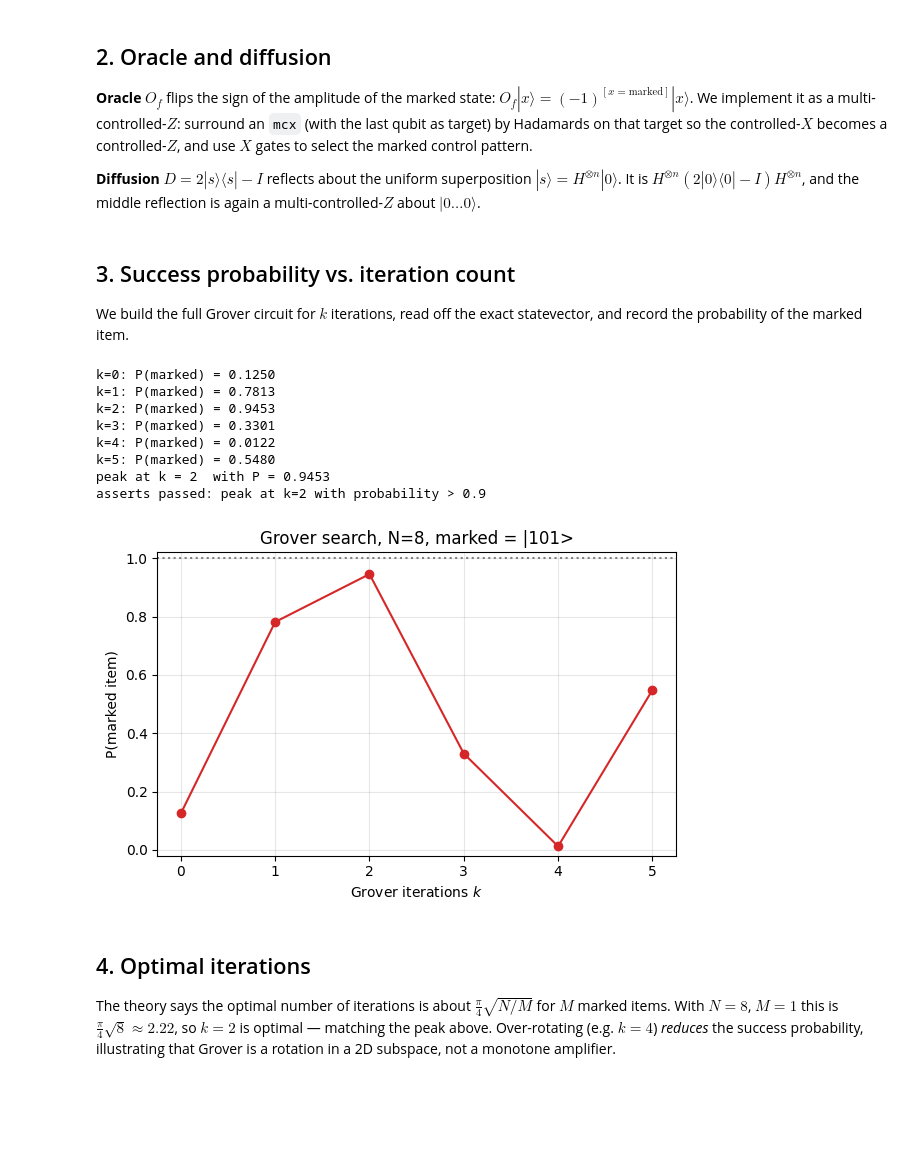
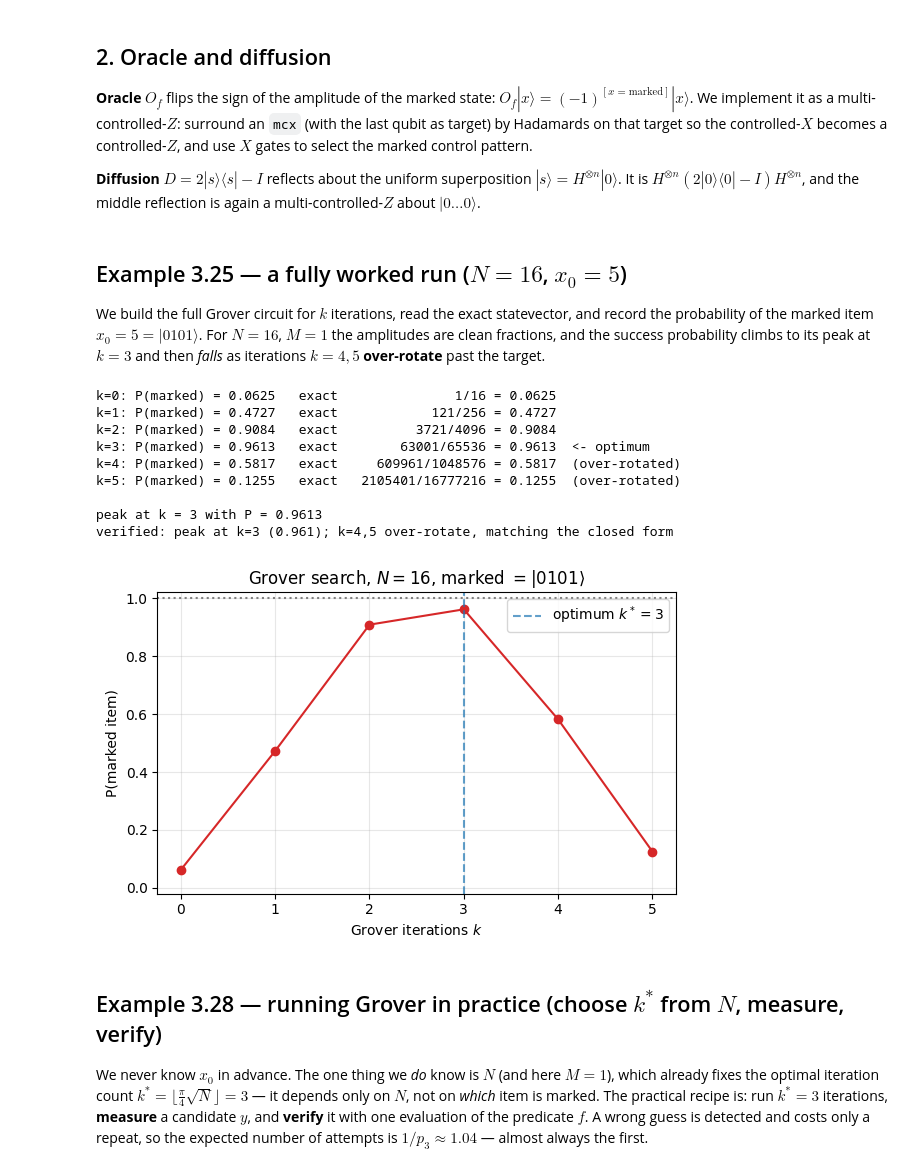
Before and after one commit to lzhang2012-sjtu/quantum-scientific-computing, a Jupyter notebook: demo/lec03_grover_amplitude_amplification.ipynb, the cells around one changed output. Saved outputs shown, nothing was run; the diff lists cells and outputs as text; code cells hidden in the pictures; blank space fills up the shorter version.

```diff
--- a/demo/lec03_grover_amplitude_amplification.ipynb
+++ b/demo/lec03_grover_amplitude_amplification.ipynb
@@ -17,9 +20,9 @@ matplotlib.use("Agg")
 import matplotlib.pyplot as plt
 %matplotlib inline
 
-n = 3
-N = 2**n            # 8 items
-marked = 5          # the marked basis state |101>
+n = 4
+N = 2**n            # 16 items
+marked = 5          # x0 = |0101> = 5
 # %% [markdown]
 ## 1. Deutsch–Jozsa and Bernstein–Vazirani (one quantum query)
 
@@ -96,57 +109,69 @@ def apply_diffusion(qc, n):
     for q in range(n): qc.x(q)
     for q in range(n): qc.h(q)
 # %% [markdown]
-## 3. Success probability vs. iteration count
+## Example 3.25 — a fully worked run ($N=16$, $x_0=5$)
 
-We build the full Grover circuit for $k$ iterations, read off the exact
-statevector, and record the probability of the marked item.
+We build the full Grover circuit for $k$ iterations, read the exact statevector, and
+record the probability of the marked item $x_0=5=|0101\rangle$. For $N=16$, $M=1$ the
+amplitudes are clean fractions, and the success probability climbs to its peak at
+$k=3$ and then *falls* as iterations $k=4,5$ **over-rotate** past the target.
 # %%
+from fractions import Fraction as Fr
+n, N, marked = 4, 16, 5                        # x0 = |0101>
+
 def grover_success_prob(k, marked, n):
     qc = Circuit(n, name=f'grover_k{k}')
     for q in range(n): qc.h(q)                 # uniform superposition
     for _ in range(k):
         apply_oracle(qc, marked, n)
         apply_diffusion(qc, n)
-    res = qc.execute(backend='numpy', dtype=np.complex128)
-    probs = res.probabilities
-    key = format(marked, f'0{n}b')             # keys read q_{n-1}...q_0 == big-endian of the integer
-    return probs.get(key, 0.0)
+    probs = qc.execute(backend='numpy', dtype=np.complex128).probabilities
+    return probs.get(format(marked, f'0{n}b'), 0.0)   # key reads q_{n-1}...q_0
 
-ks = list(range(0, 6))
+# closed-form success probability p_k = sin^2((2k+1) arcsin(1/4)) at k = 0..5
+exact = [Fr(1,16), Fr(121,256), Fr(3721,4096), Fr(63001,65536),
+         Fr(609961,1048576), Fr(2105401,16777216)]
+ks = list(range(6))
 succ = [grover_success_prob(k, marked, n) for k in ks]
-for k, p in zip(ks, succ):
-    print(f'k={k}: P(marked) = {p:.4f}')
+for k, p, e in zip(ks, succ, exact):
+    tag = '  <- optimum' if k == 3 else ('  (over-rotated)' if k > 3 else '')
+    print(f'k={k}: P(marked) = {p:.4f}   exact {str(e):>18} = {float(e):.4f}{tag}')
+    assert abs(p - float(e)) < 1e-9
 
 peak_k = int(np.argmax(succ))
-print('peak at k =', peak_k, ' with P =', round(succ[peak_k], 4))
-assert peak_k == 2, 'For N=8 the optimal iteration count is 2'
-assert succ[2] > 0.9, 'Peak success probability should exceed 0.9'
-print('asserts passed: peak at k=2 with probability > 0.9')
+print('\npeak at k =', peak_k, 'with P =', round(succ[peak_k], 4))
+assert peak_k == 3 and succ[3] > 0.96, 'For N=16 the optimum is k=3 with P>0.96'
+assert succ[4] < succ[3] and succ[5] < succ[4], 'k=4,5 over-rotate (probability falls)'
+print('verified: peak at k=3 (0.961); k=4,5 over-rotate, matching the closed form')
 # %% [output]
-k=0: P(marked) = 0.1250
-k=1: P(marked) = 0.7813
-k=2: P(marked) = 0.9453
-k=3: P(marked) = 0.3301
-k=4: P(marked) = 0.0122
-k=5: P(marked) = 0.5480
-peak at k = 2  with P = 0.9453
-asserts passed: peak at k=2 with probability > 0.9
+k=0: P(marked) = 0.0625   exact               1/16 = 0.0625
+k=1: P(marked) = 0.4727   exact            121/256 = 0.4727
+k=2: P(marked) = 0.9084   exact          3721/4096 = 0.9084
+k=3: P(marked) = 0.9613   exact        63001/65536 = 0.9613  <- optimum
+k=4: P(marked) = 0.5817   exact     609961/1048576 = 0.5817  (over-rotated)
+k=5: P(marked) = 0.1255   exact   2105401/16777216 = 0.1255  (over-rotated)
+
+peak at k = 3 with P = 0.9613
+verified: peak at k=3 (0.961); k=4,5 over-rotate, matching the closed form
 # %%
 plt.figure(figsize=(6,4))
 plt.plot(ks, succ, 'o-', color='C3')
+plt.axvline(3, ls='--', color='C0', alpha=0.7, label='optimum $k^*=3$')
 plt.axhline(1.0, ls=':', color='gray')
 plt.xlabel('Grover iterations $k$'); plt.ylabel('P(marked item)')
-plt.title(f'Grover search, N={N}, marked = |{format(marked, f"0{n}b")}>')
-plt.ylim(-0.02, 1.02); plt.grid(True, alpha=0.3)
+plt.title(f'Grover search, $N={N}$, marked $=|{format(marked, f"0{n}b")}\\rangle$')
+plt.ylim(-0.02, 1.02); plt.grid(True, alpha=0.3); plt.legend()
 plt.tight_layout(); plt.show()
 # %% [output]
-[figure, old version]
+[figure, new version]
 # %% [markdown]
-## 4. Optimal iterations
+## Example 3.28 — running Grover in practice (choose $k^\ast$ from $N$, measure, verify)
 
-The theory says the optimal number of iterations is about
-$\frac{\pi}{4}\sqrt{N/M}$ for $M$ marked items. With $N=8$, $M=1$ this is
-$\frac{\pi}{4}\sqrt{8}\approx 2.22$, so $k=2$ is optimal — matching the peak above.
-Over-rotating (e.g. $k=4$) *reduces* the success probability, illustrating that
-Grover is a rotation in a 2D subspace, not a monotone amplifier.
+We never know $x_0$ in advance. The one thing we *do* know is $N$ (and here $M=1$),
+which already fixes the optimal iteration count
+$k^\ast=\lfloor\tfrac{\pi}{4}\sqrt N\rfloor=3$ — it depends only on $N$, not on *which*
+item is marked. The practical recipe is: run $k^\ast=3$ iterations, **measure** a
+candidate $y$, and **verify** it with one evaluation of the predicate $f$. A wrong
+guess is detected and costs only a repeat, so the expected number of attempts is
+$1/p_3\approx1.04$ — almost always the first.
 # %%
```
Also changed, not shown: parts of 6 cells of this notebook.
